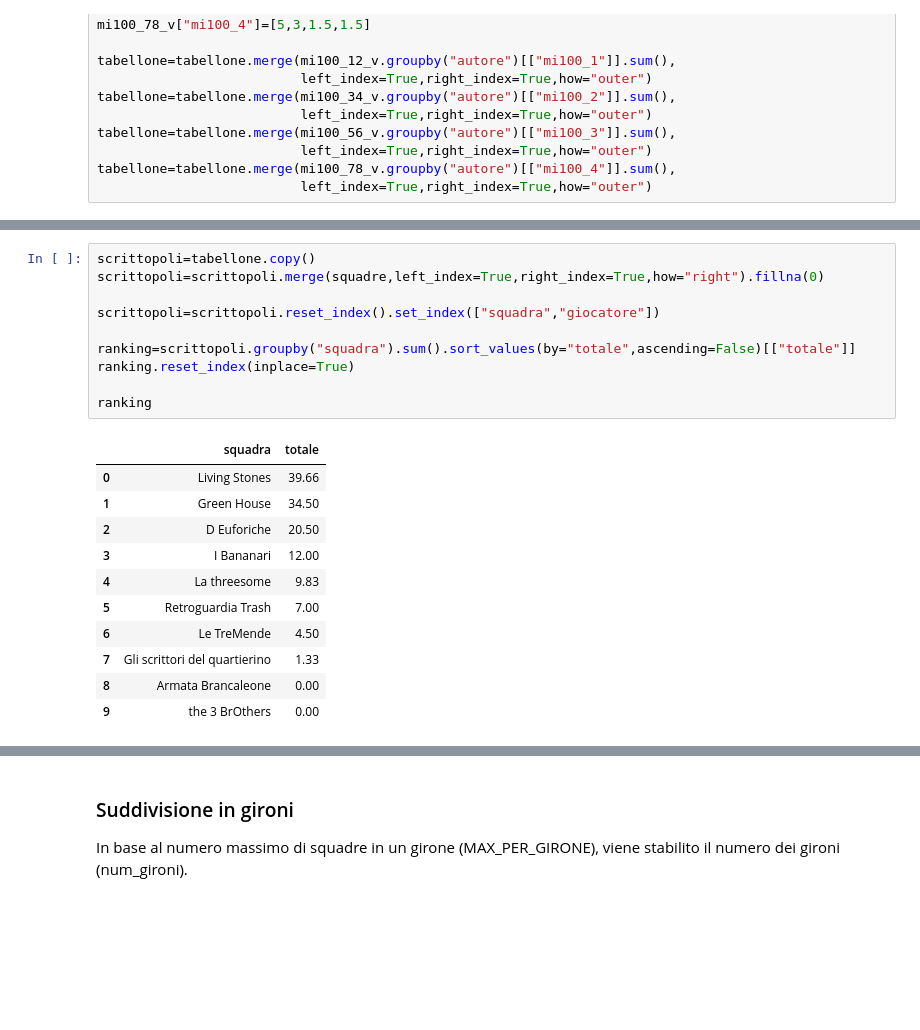
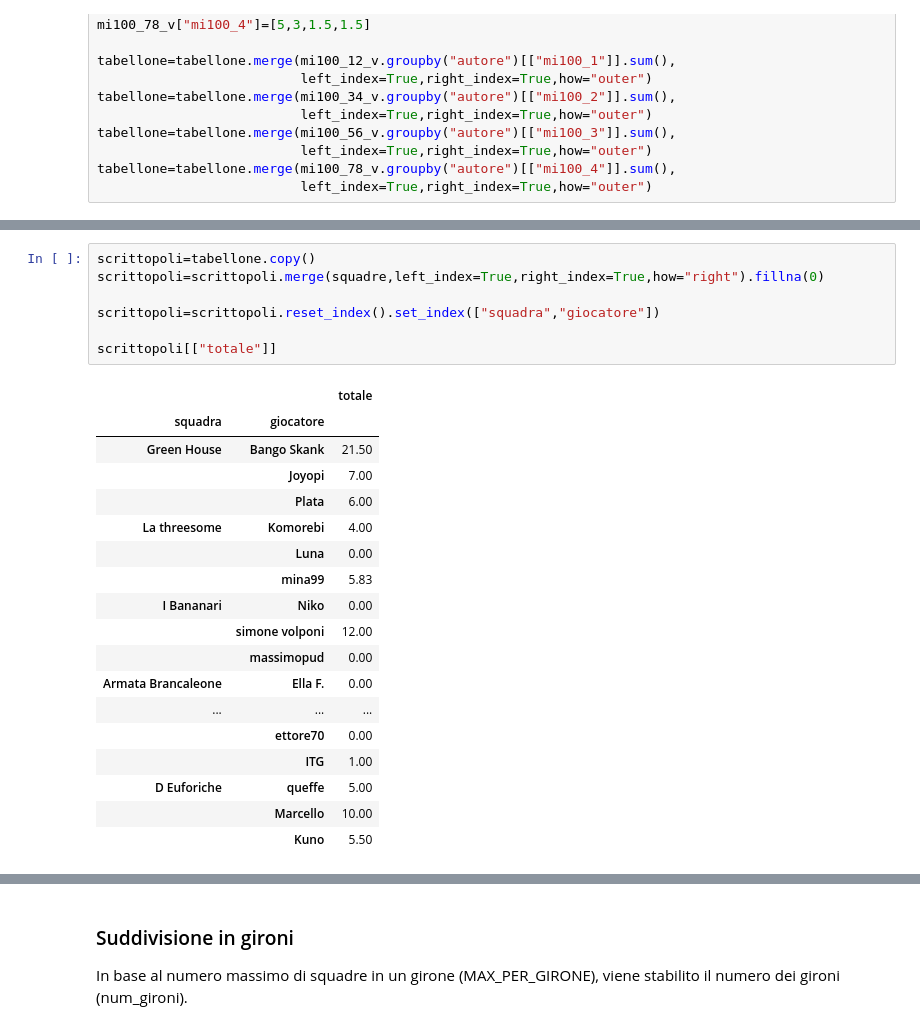
Before and after one commit to chiara-paci/writersdream, a Jupyter notebook: scrittopoli/Scrittopoli - Ranking, gironi e calendario.ipynb, the cells around one changed output, grey strips where cells are left out. Cells and saved outputs as stored; diff of their text form; blank space fills up the shorter version.

Commit message:
Ranking, gironi e calendario - CSV/Google Spreadsheet

```diff
--- a/scrittopoli/Scrittopoli - Ranking, gironi e calendario.ipynb
+++ b/scrittopoli/Scrittopoli - Ranking, gironi e calendario.ipynb
@@ -148,22 +149,26 @@ tabellone.sort_values(by="totale",ascending=False)
 # %%
 scrittopoli=tabellone.copy()
 scrittopoli=scrittopoli.merge(squadre,left_index=True,right_index=True,how="right").fillna(0)
 
 scrittopoli=scrittopoli.reset_index().set_index(["squadra","giocatore"])
 
-ranking=scrittopoli.groupby("squadra").sum().sort_values(by="totale",ascending=False)[["totale"]]
-ranking.reset_index(inplace=True)
-
-ranking
+scrittopoli[["totale"]]
 # %% [output]
-|  | squadra | totale |
-| 0 | Living Stones | 39.66 |
-| 1 | Green House | 34.50 |
-| 2 | D Euforiche | 20.50 |
-| 3 | I Bananari | 12.00 |
-| 4 | La threesome | 9.83 |
-| 5 | Retroguardia Trash | 7.00 |
-| 6 | Le TreMende | 4.50 |
-| 7 | Gli scrittori del quartierino | 1.33 |
-| 8 | Armata Brancaleone | 0.00 |
-| 9 | the 3 BrOthers | 0.00 |
+|  |  | totale |
+| squadra | giocatore |  |
+| Green House | Bango Skank | 21.50 |
+|  | Joyopi | 7.00 |
+|  | Plata | 6.00 |
+| La threesome | Komorebi | 4.00 |
+|  | Luna | 0.00 |
+|  | mina99 | 5.83 |
+| I Bananari | Niko | 0.00 |
+|  | simone volponi | 12.00 |
+|  | massimopud | 0.00 |
+| Armata Brancaleone | Ella F. | 0.00 |
+| ... | ... | ... |
+|  | ettore70 | 0.00 |
+|  | ITG | 1.00 |
+| D Euforiche | queffe | 5.00 |
+|  | Marcello | 10.00 |
+|  | Kuno | 5.50 |
```
Also changed, not shown: parts of 12 cells of this notebook, 2 other files.
